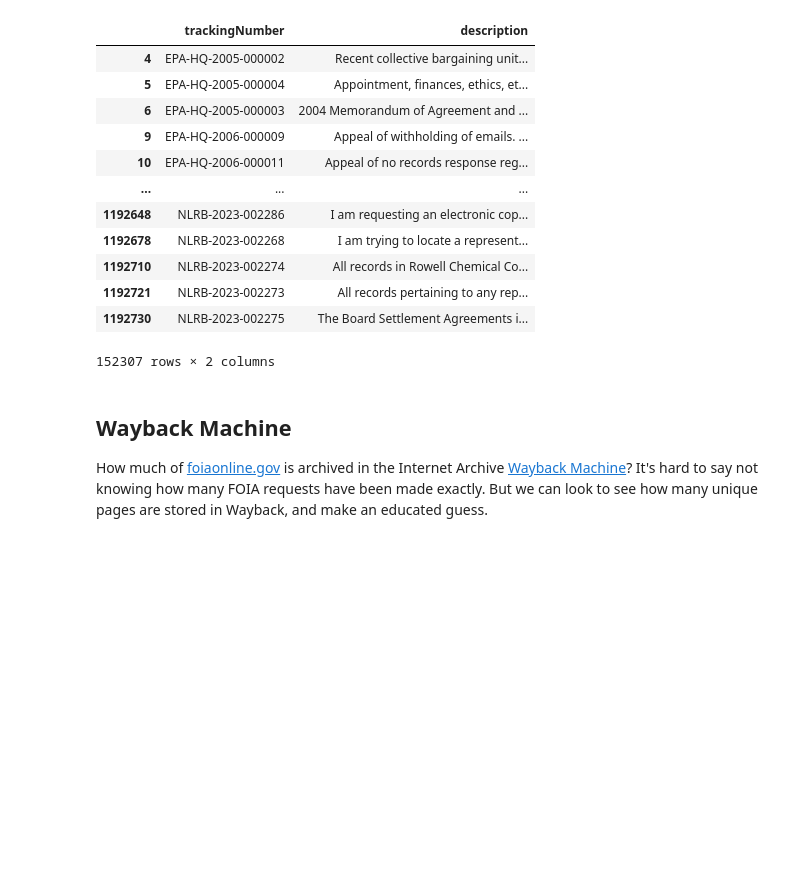
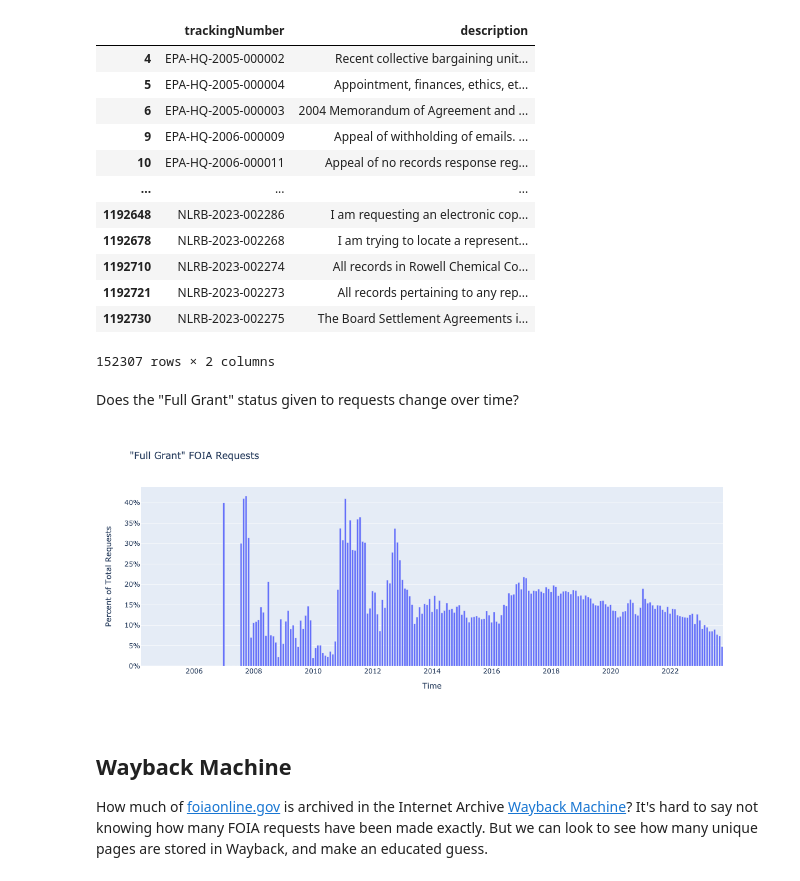
Before and after one commit to edsu/foiaonline, a Jupyter notebook: Notebook.ipynb, the cells around one changed output. Saved outputs shown, nothing was run; the diff lists cells and outputs as text; code cells hidden in the pictures; blank space fills up the shorter version.

Commit message:
added full request graph

```diff
--- a/Notebook.ipynb
+++ b/Notebook.ipynb
@@ -97,6 +111,19 @@ df[df.description != "The Description of this request is under agency review."][
 | 1192721 | NLRB-2023-002273 | All records pertaining to any rep... |
 | 1192730 | NLRB-2023-002275 | The Board Settlement Agreements i... |
 152307 rows × 2 columns
+# %% [markdown]
+Does the "Full Grant" status given to requests change over time?
+# %%
+counts = df[df.finalDisposition == 'Full Grant'].set_index('received').resample('M').agency.agg('count')
+totals = df.set_index('received').resample('M').agg('count').agency
+
+full_grant = counts / totals
+full_grant.name = 'full_grant'
+fig = px.bar(full_grant, width=1200, height=500, title='"Full Grant" FOIA Requests')
+fig.update_layout(showlegend=False, yaxis_tickformat=".0%", yaxis_title='Percent of Total Requests', xaxis_title='Time')
+fig.show('png')
+# %% [output]
+[figure, added]
 # %% [markdown]
 ## Wayback Machine
 
```
Also changed, not shown: parts of 1 cell of this notebook.
